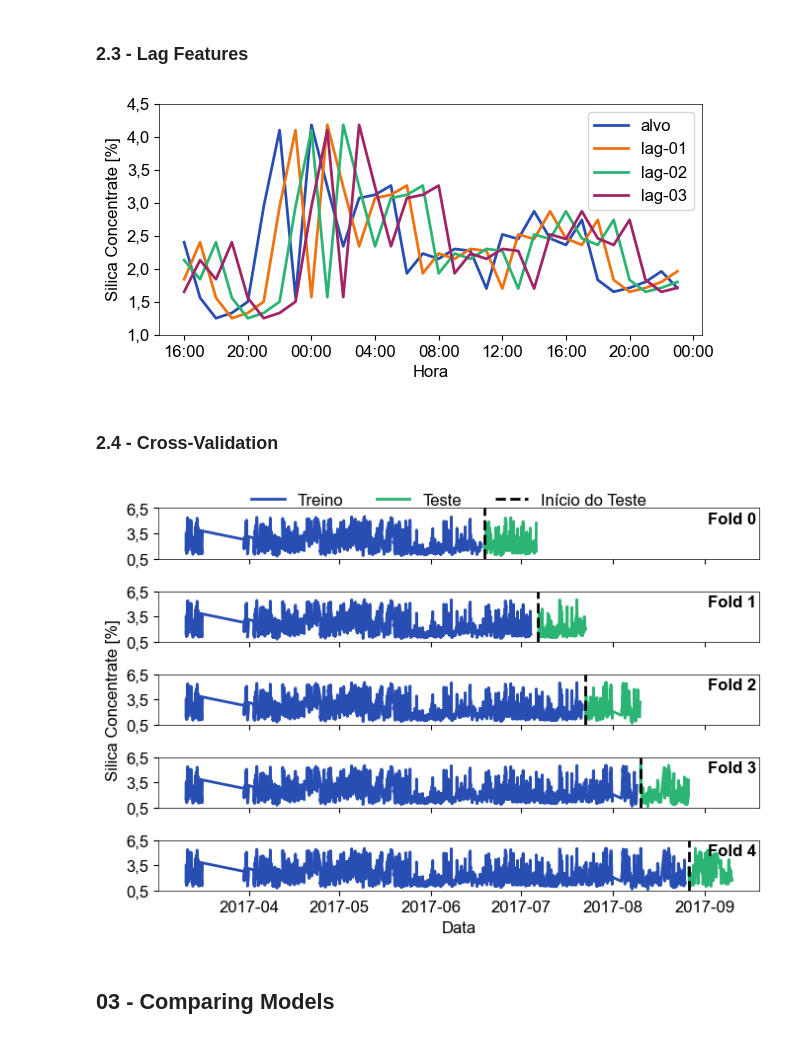
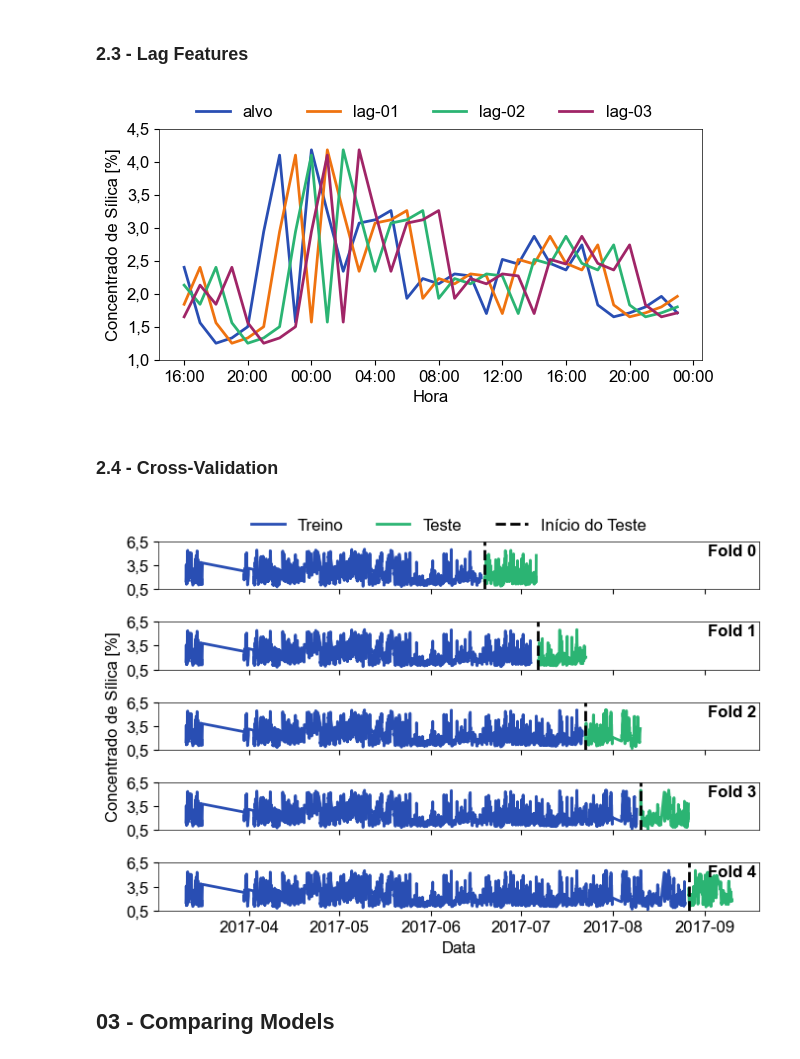
Before and after one commit to PauloCasmal/data-mining-study, a Jupyter notebook: Comparing-Models.ipynb, the cells around one changed output. Saved outputs shown, nothing was run; the diff lists cells and outputs as text; code cells hidden in the pictures.

Commit message:
Added all plots (except last one)

```diff
--- a/Comparing-Models.ipynb
+++ b/Comparing-Models.ipynb
@@ -117,36 +116,36 @@ mpl.rc(('xtick', 'ytick'), labelsize=12)  # Axis tick label size
 mpl.rc('font', family='Arial', size=12)  # Font family and font size
 
 # Just for visualization purposes
 view = df.sort_index().copy()
 
 view = view[view.index > '2017-09-08 00:00:00']
 
 target_col = "Silica_Concentrate"
 
 for lag in range(1, 15):
     view[f"lag-{lag}"] = view[target_col].shift(lag)
 
 view = view.dropna()
 
 fig, ax = plt.subplots(figsize=(7, 3))
 
 ax.plot(view.index, view['Silica_Concentrate'], label='alvo', c='#294EB3')
 ax.plot(view.index, view['lag-1'], c='#EF7310', label='lag-01')
 ax.plot(view.index, view['lag-2'], c='#2BB473', label='lag-02')
 ax.plot(view.index, view['lag-3'], c="#A02567", label='lag-03')
 
 ax.xaxis.set_major_formatter(mdates.DateFormatter('%H:%M'))
 
-ax.legend()
-ax.set_ylabel('Silica Concentrate [%]')
+ax.legend(ncol=4, loc='upper left', bbox_to_anchor=(0.04, 1.17), frameon=False)
+ax.set_ylabel('Concentrado de Sílica [%]')
 ax.set_xlabel('Hora')
 
 ax.set_yticks(np.arange(1, 5, 0.5))
 fig.savefig(r'G:\Meu Drive\03 - Facens\03 - Data Science\02-TCC-POS\05-Figures\lag-features.svg', dpi=140, format='svg', transparent=True)
 
 plt.show()
 # %% [output]
-[figure, old version]
+[figure, new version]
 # %%
 df = df.sort_index()
 
@@ -187,9 +186,9 @@ for fold, (train_index, test_index) in enumerate(tss.split(df)):
     axs[fold].set_ylim(0.5, 6.5)
 
 
-axs[2].set_ylabel('Silica Concentrate [%]')
+axs[2].set_ylabel('Concentrado de Sílica [%]')
 
-axs[0].legend(ncol=3, loc='upper left', bbox_to_anchor=(0.13, 1.6), frameon=False)
+axs[0].legend(ncol=3, loc='upper left', bbox_to_anchor=(0.13, 1.8), frameon=False)
 
 plt.xlabel('Data')
 plt.tight_layout()
@@ -198,7 +197,7 @@ fig.savefig(r'G:\Meu Drive\03 - Facens\03 - Data Science\02-TCC-POS\05-Figures\t
 
 plt.show()
 # %% [output]
-[figure, old version]
+[figure, new version]
 # %% [markdown]
 ## 03 - Comparing Models
 # %%
```
Also changed, not shown: parts of 40 cells of this notebook, 1 other file.
